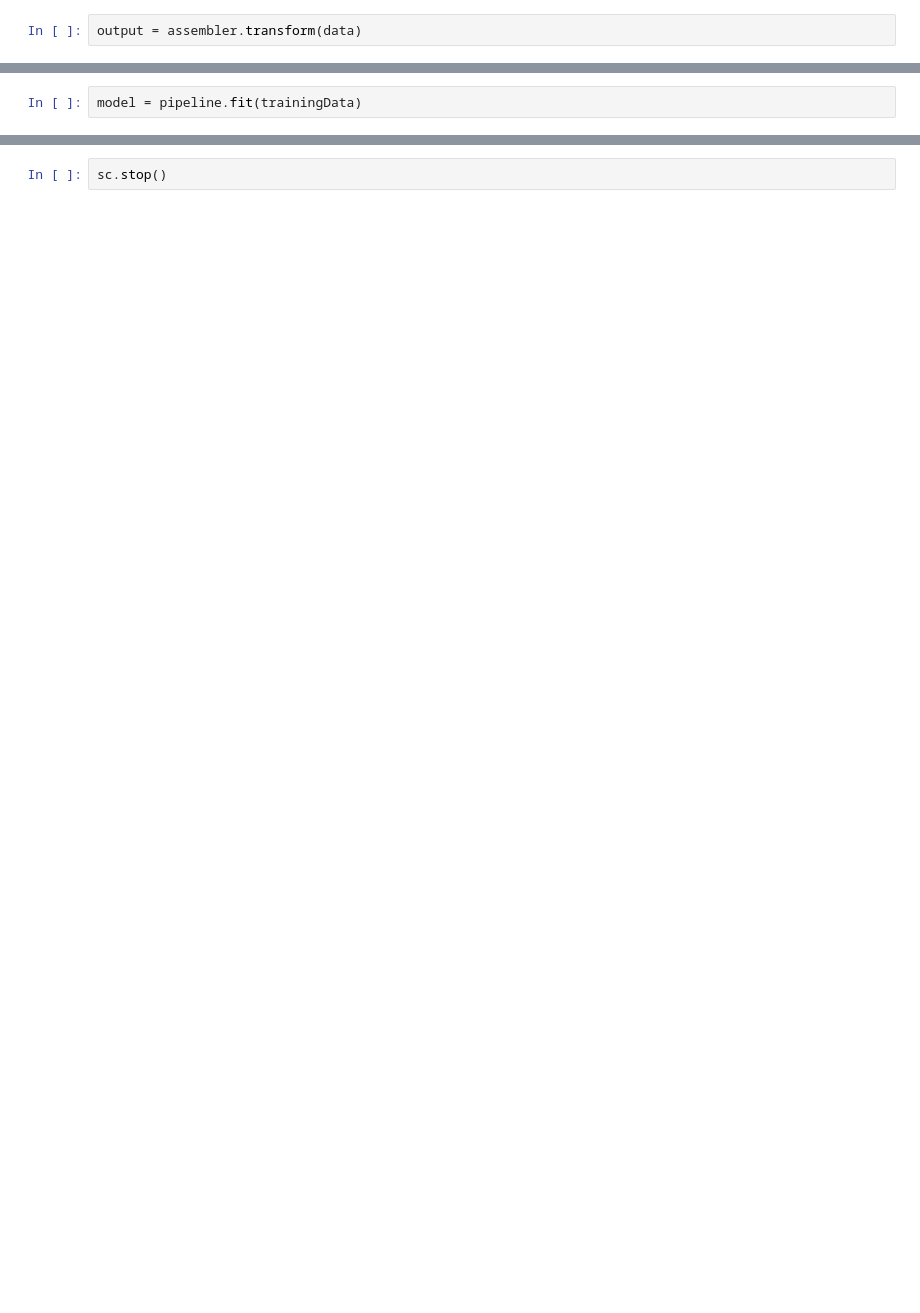
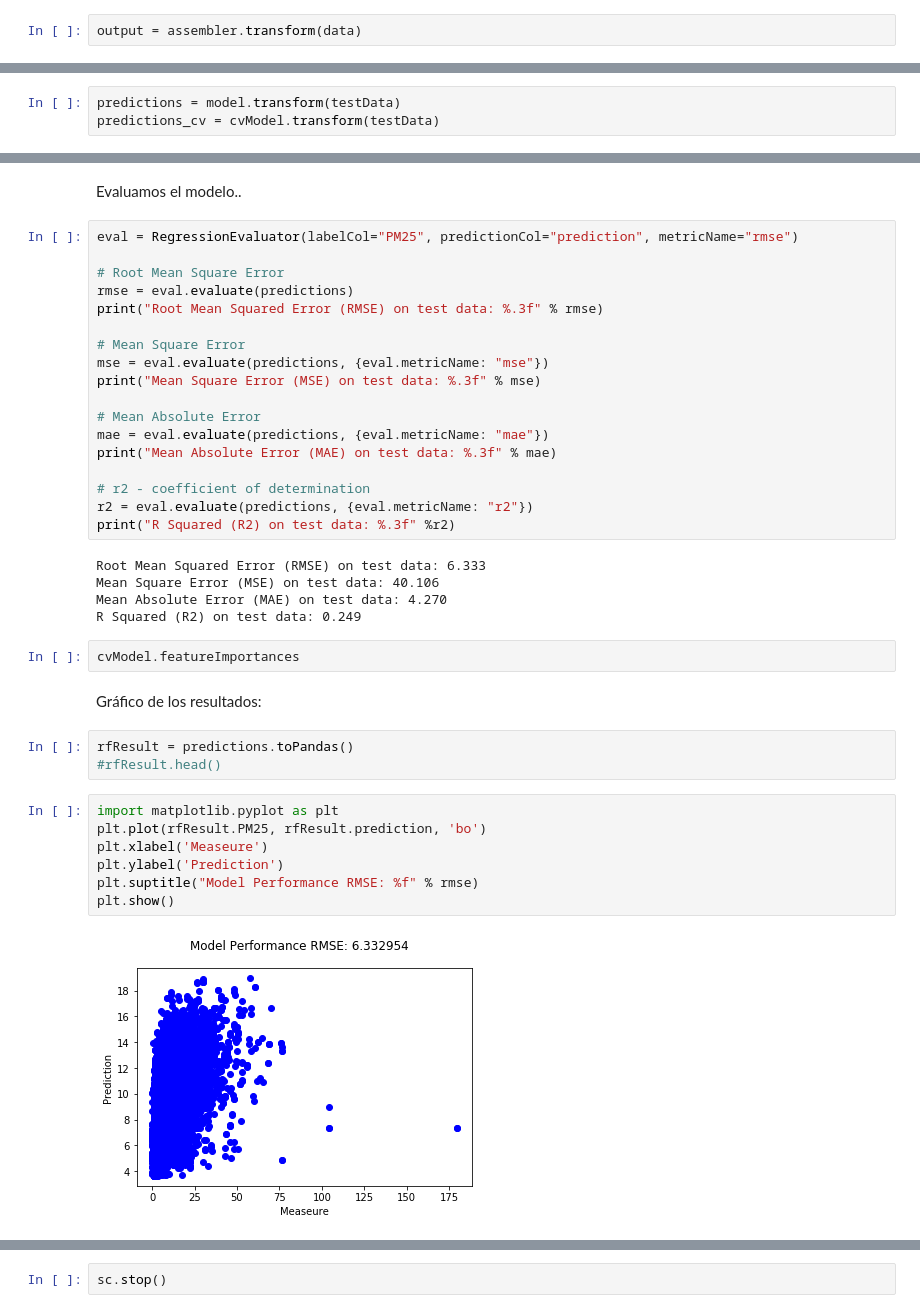
Before and after one commit to solrepresa/RF-Valencia, a Jupyter notebook: RF_valencia.ipynb, the cells around one changed output, grey strips where cells are left out. Cells and saved outputs as stored; diff of their text form; blank space fills up the shorter version.

```diff
--- a/RF_valencia.ipynb
+++ b/RF_valencia.ipynb
@@ -189,2 +196,0 @@ pipeline = Pipeline(stages=[assembler, rf])
-# %%
-model = pipeline.fit(trainingData)
@@ -244,0 +230,3 @@ plt.title('Feature Importances')
+# %%
+predictions = model.transform(testData)
+predictions_cv = cvModel.transform(testData)
@@ -244,0 +235,41 @@ plt.title('Feature Importances')
+# %% [markdown]
+Evaluamos el modelo..
+# %%
+eval = RegressionEvaluator(labelCol="PM25", predictionCol="prediction", metricName="rmse")
+
+# Root Mean Square Error
+rmse = eval.evaluate(predictions)
+print("Root Mean Squared Error (RMSE) on test data: %.3f" % rmse)
+
+# Mean Square Error
+mse = eval.evaluate(predictions, {eval.metricName: "mse"})
+print("Mean Square Error (MSE) on test data: %.3f" % mse)
+
+# Mean Absolute Error
+mae = eval.evaluate(predictions, {eval.metricName: "mae"})
+print("Mean Absolute Error (MAE) on test data: %.3f" % mae)
+
+# r2 - coefficient of determination
+r2 = eval.evaluate(predictions, {eval.metricName: "r2"})
+print("R Squared (R2) on test data: %.3f" %r2)
+# %% [output]
+Root Mean Squared Error (RMSE) on test data: 6.333
+Mean Square Error (MSE) on test data: 40.106
+Mean Absolute Error (MAE) on test data: 4.270
+R Squared (R2) on test data: 0.249
+# %%
+cvModel.featureImportances
+# %% [markdown]
+Gráfico de los resultados:
+# %%
+rfResult = predictions.toPandas()
+#rfResult.head()
+# %%
+import matplotlib.pyplot as plt
+plt.plot(rfResult.PM25, rfResult.prediction, 'bo')
+plt.xlabel('Measeure')
+plt.ylabel('Prediction')
+plt.suptitle("Model Performance RMSE: %f" % rmse)
+plt.show()
+# %% [output]
+[figure, added]
```
Also changed, not shown: parts of 59 cells of this notebook.
